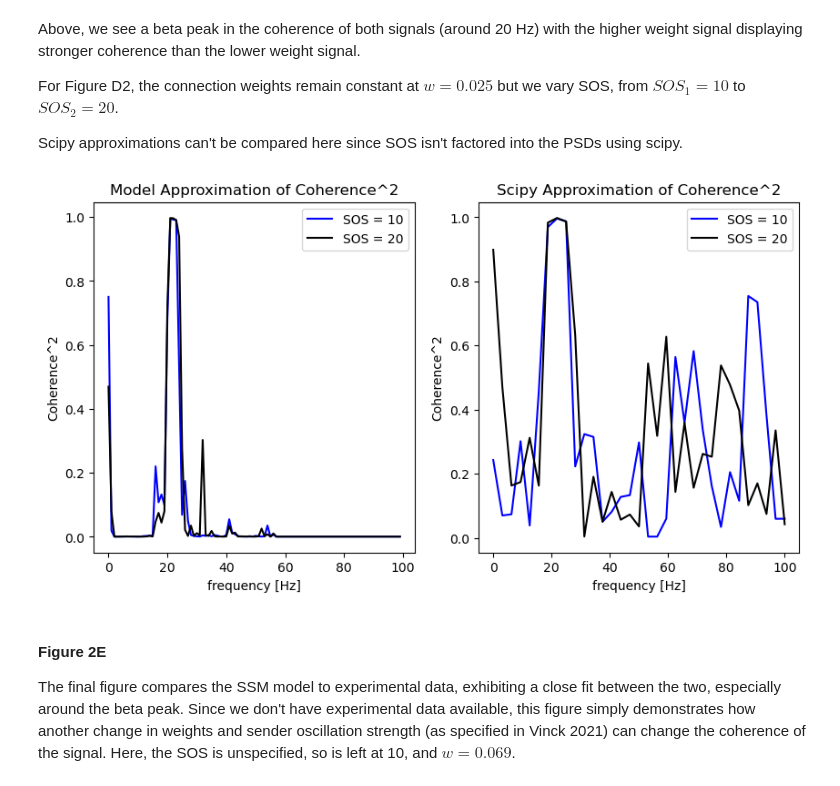
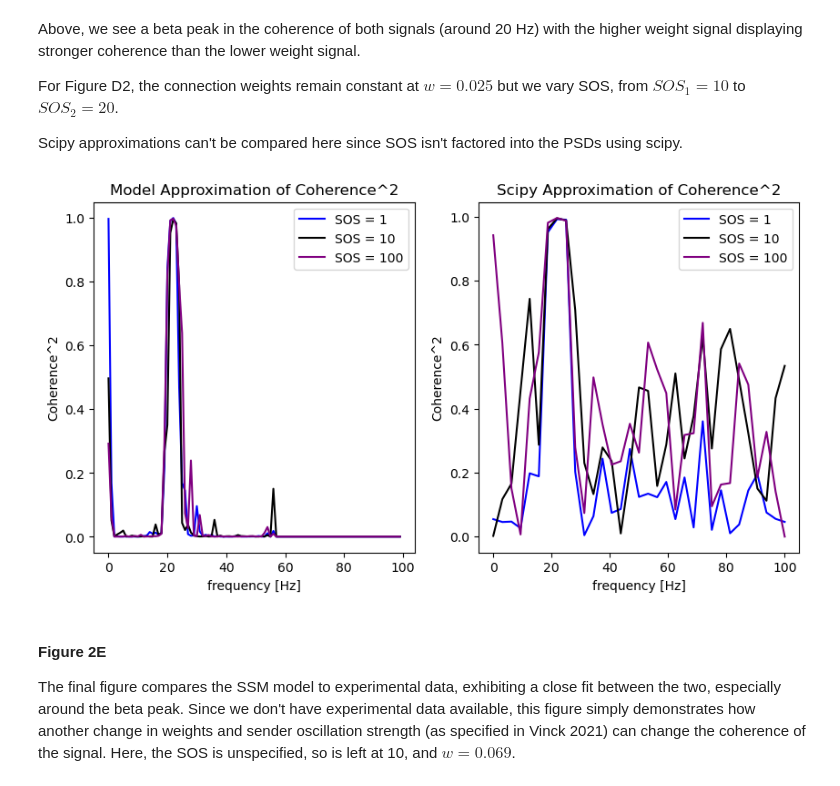
Before and after one commit to cyneuro/neuro_communication, a Jupyter notebook: Vinck2021_SSM_tutorial.ipynb, the cells around one changed output. Cells and saved outputs as stored; diff of their text form; code cells hidden in the pictures.

```diff
--- a/Vinck2021_SSM_tutorial.ipynb
+++ b/Vinck2021_SSM_tutorial.ipynb
@@ -450,38 +457,45 @@ For Figure D2, the connection weights remain constant at $w = 0.025$ but we vary
 Scipy approximations can't be compared here since SOS isn't factored into the PSDs using scipy.
 # %%
 # Select parameters for coherence
-SOS1 = 10
-SOS2 = 20
+SOS1 = 1
+SOS2 = 10
+SOS3 = 100
 W = 0.025
 
-f, coh2_10 = get_coherence2(TSTOP, SAMPLING_RATE, SOS1, 20, W, random_state)
-f, coh2_20 = get_coherence2(TSTOP, SAMPLING_RATE, SOS2, 20, W, random_state)
+f, coh2_1 = get_coherence2(TSTOP, SAMPLING_RATE, SOS1, 21, W, random_state)
+f, coh2_2 = get_coherence2(TSTOP, SAMPLING_RATE, SOS2, 21, W, random_state)
+f, coh2_3 = get_coherence2(TSTOP, SAMPLING_RATE, SOS3, 21, W, random_state)
 
 z1, z2, n1, n1_adjusted, alpha, freqs = generate_sender_receiver(TSTOP, SAMPLING_RATE, SOS1, 21, W, random_state)
-f_scipy, coh2_10_scipy = signal.coherence(z1, z2, fs=SAMPLING_RATE, nperseg=64)
+f_scipy, coh2_1_scipy = signal.coherence(z1, z2, fs=SAMPLING_RATE, nperseg=64)
 
 z1, z2, n1, n1_adjusted, alpha, freqs = generate_sender_receiver(TSTOP, SAMPLING_RATE, SOS2, 21, W, random_state)
-f_scipy, coh2_20_scipy = signal.coherence(z1, z2, fs=SAMPLING_RATE, nperseg=64)
+f_scipy, coh2_2_scipy = signal.coherence(z1, z2, fs=SAMPLING_RATE, nperseg=64)
+
+z1, z2, n1, n1_adjusted, alpha, freqs = generate_sender_receiver(TSTOP, SAMPLING_RATE, SOS3, 21, W, random_state)
+f_scipy, coh2_3_scipy = signal.coherence(z1, z2, fs=SAMPLING_RATE, nperseg=64)
 
 
 fig, ax = plt.subplots(nrows=1, ncols=2, figsize=(10,5))
-ax[0].plot(f, coh2_10, label="SOS = 10", color="blue")
-ax[0].plot(f, coh2_20, label="SOS = 20", color="black")
+ax[0].plot(f, coh2_1, label="SOS = 1", color="blue")
+ax[0].plot(f, coh2_2, label="SOS = 10", color="black")
+ax[0].plot(f, coh2_3, label="SOS = 100", color="purple")
 ax[0].set_xlabel('frequency [Hz]')
 ax[0].set_ylabel('Coherence^2')
 ax[0].legend()
 ax[0].set_title('Model Approximation of Coherence^2')
 
-ax[1].plot(f_scipy, coh2_10_scipy, label="SOS = 10", color="blue")
-ax[1].plot(f_scipy, coh2_20_scipy, label="SOS = 20", color="black")
+ax[1].plot(f_scipy, coh2_1_scipy, label="SOS = 1", color="blue")
+ax[1].plot(f_scipy, coh2_2_scipy, label="SOS = 10", color="black")
+ax[1].plot(f_scipy, coh2_3_scipy, label="SOS = 100", color="purple")
 ax[1].set_xlabel('frequency [Hz]')
 ax[1].set_ylabel('Coherence^2')
 ax[1].legend()
 ax[1].set_title('Scipy Approximation of Coherence^2')
 
 plt.show()
 # %% [output]
-[figure, old version]
+[figure, new version]
 # %% [markdown]
 #### Figure 2E
 
```
Also changed, not shown: parts of 10 cells of this notebook.
